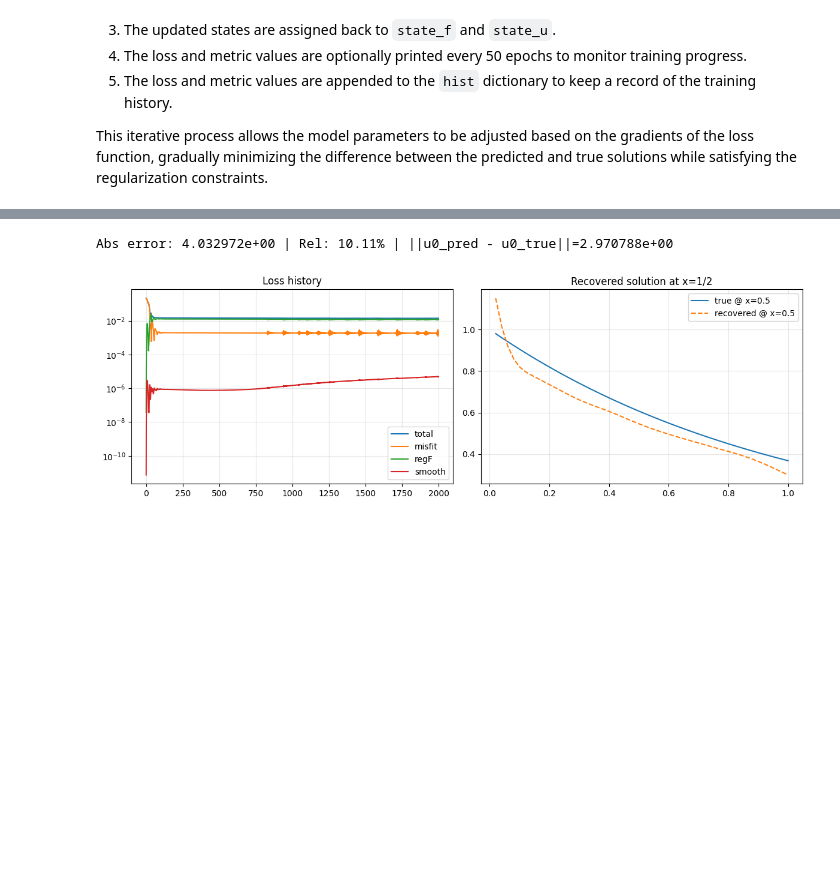
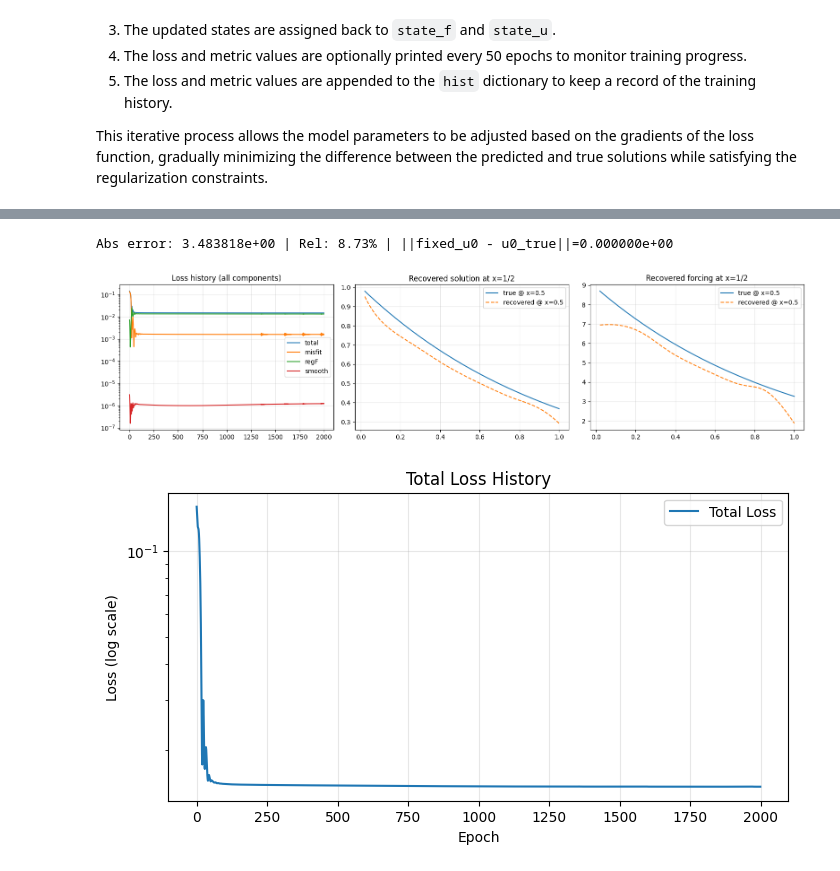
Before and after one commit to markm39/pde-constrained-opt-nn, a Jupyter notebook: 1d_heat_force_vector.ipynb, the cells around one changed output, grey strips where cells are left out. Saved outputs shown, nothing was run; the diff lists cells and outputs as text; code cells hidden in the pictures; blank space fills up the shorter version.

Commit message:
Made it optional to learn ic

```diff
--- a/1d_heat_force_vector.ipynb
+++ b/1d_heat_force_vector.ipynb
@@ -335,14 +431,20 @@ In each epoch:
 
 This iterative process allows the model parameters to be adjusted based on the gradients of the loss function, gradually minimizing the difference between the predicted and true solutions while satisfying the regularization constraints.
 # %%
-epochs = 2000
+epochs = 2000 # Increased epochs to match create_state
 hist = dict(L=[], misfit=[], regF=[], regIC=[], smooth=[])
 
 for ep in range(epochs):
-    state_f, state_u, L, M = train_step(state_f, state_u, g, U_true, hp)
+    # Call the appropriate JIT-compiled train step based on learn_ic
+    if learn_ic:
+        state_f, state_u, L, M = train_step_learn_ic(state_f, state_u, g, U_true, hp)
+    else:
+        state_f, state_u, L, M = train_step_fixed_ic(state_f, state_u, g, U_true, hp, u0_true) # Pass u0_true here
+
+
     if ep % 50 == 0:
         print(f"ep {ep:4d} | L={float(L):.6f} | mis={float(M['misfit']):.6f} | "
-              f"regF={float(M['regF']):.6f} | sm={float(M['smooth']):.6f}")
+              f"regF={float(M['regF']):.6f} | regIC={float(M['regIC']):.6f} | sm={float(M['smooth']):.6f}") # Added regIC print
     hist['L'].append(float(L))
     for k in ('misfit','regF','regIC','smooth'):
         hist[k].append(float(M[k]))
@@ -384,30 +485,76 @@ This code cell performs evaluation of the trained model and visualizes the resul
 These evaluation steps provide both quantitative error measures and qualitative visualizations to assess the effectiveness of the training process and the performance of the learned neural network models.
 # %%
 # Forward pass with trained nets
-U_pred, F_pred, u0_pred = forward_with_nn(state_f, state_u, g)
+# Pass learn_ic and u0_true to forward_with_nn for evaluation
+U_pred, F_pred, u0_pred = forward_with_nn(state_f, state_u, g, u0_true, learn_ic=learn_ic)
 
 # Errors
 abs_err = float(jnp.linalg.norm(U_pred - U_true))
 rel_err = abs_err / float(jnp.linalg.norm(U_true))
-ic_err  = float(jnp.linalg.norm(u0_pred - u0_true))
-print(f"\nAbs error: {abs_err:.6e} | Rel: {100*rel_err:.2f}% | ||u0_pred - u0_true||={ic_err:.6e}")
+# Only calculate ic_err if IC was learned
+if learn_ic:
+    ic_err  = float(jnp.linalg.norm(u0_pred - u0_true))
+    print(f"\nAbs error: {abs_err:.6e} | Rel: {100*rel_err:.2f}% | ||u0_pred - u0_true||={ic_err:.6e}")
+else:
+    # If IC was fixed to u0_true, the error should be zero (ignoring float precision)
+    # We can still report the difference between the predicted (fixed) u0 and the true u0
+    ic_err  = float(jnp.linalg.norm(u0_pred - u0_true)) # u0_pred is now u0_true when learn_ic is False
+    print(f"\nAbs error: {abs_err:.6e} | Rel: {100*rel_err:.2f}% | ||fixed_u0 - u0_true||={ic_err:.6e}")
 
-# Plot loss curves
-plt.figure(figsize=(12,4))
-plt.subplot(1,2,1)
+
+# Plot loss curves (all components)
+plt.figure(figsize=(16,4)) # Increased figure width for new subplot
+plt.subplot(1,3,1) # Changed to 1 row, 3 columns, 1st plot
 plt.semilogy(hist['L'], label='total')
 plt.semilogy(hist['misfit'], label='misfit')
 plt.semilogy(hist['regF'], label='regF')
+if learn_ic: # Only plot regIC if it was included in the loss
+    plt.semilogy(hist['regIC'], label='regIC')
 plt.semilogy(hist['smooth'], label='smooth')
-plt.legend(); plt.grid(True, alpha=0.3); plt.title("Loss history")
+plt.legend(); plt.grid(True, alpha=0.3); plt.title("Loss history (all components)")
 
 # Plot recovered trajectory at x = 1/2
 ix = int(jnp.argmin(jnp.abs(g['x'] - 0.5)))
-plt.subplot(1,2,2)
+plt.subplot(1,3,2) # Changed to 1 row, 3 columns, 2nd plot
 plt.plot(g['t'], U_true[:, ix], label='true @ x=0.5')
 plt.plot(g['t'], U_pred[:, ix], '--', label='recovered @ x=0.5')
 plt.legend(); plt.grid(True, alpha=0.3); plt.title("Recovered solution at x=1/2")
+
+# Plot recovered forcing at x = 1/2
+plt.subplot(1,3,3) # Added 3rd plot
+# Need to generate the true forcing function sequence
+# Reusing the function defined earlier for solver debugging
+def get_true_forcing_func(g, truth_case='decaying'):
+    x = g['x']
+    if truth_case == 'oscillatory':
+        def f_true_t(tval):
+            return (-jnp.pi * jnp.sin(jnp.pi * tval) + (jnp.pi**2) * jnp.cos(jnp.pi * tval)) * jnp.sin(jnp.pi * x)
+    elif truth_case == 'decaying':
+        def f_true_t(tval):
+            return (jnp.pi**2 - 1.0) * jnp.exp(-tval) * jnp.sin(jnp.pi * x)
+    else:
+         raise ValueError(f"Unknown truth_case: {truth_case}")
+    return f_true_t
+
+current_truth_case = 'decaying' # Hardcoded - ideally should be passed or stored
+
+f_true_func = get_true_forcing_func(g, truth_case=current_truth_case)
+F_true_seq = jax.vmap(f_true_func)(g['t']) # (nk, Nx)
+
+plt.plot(g['t'], F_true_seq[:, ix], label='true @ x=0.5')
+plt.plot(g['t'], F_pred[:, ix], '--', label='recovered @ x=0.5')
+plt.legend(); plt.grid(True, alpha=0.3); plt.title("Recovered forcing at x=1/2")
+
+
 plt.tight_layout(); plt.show()
+
+# New plot for total loss only
+plt.figure(figsize=(8, 4))
+plt.semilogy(hist['L'], label='Total Loss')
+plt.legend(); plt.grid(True, alpha=0.3); plt.title("Total Loss History")
+plt.xlabel("Epoch"); plt.ylabel("Loss (log scale)")
+plt.show()
 # %% [output]
-Abs error: 4.032972e+00 | Rel: 10.11% | ||u0_pred - u0_true||=2.970788e+00
+Abs error: 3.483818e+00 | Rel: 8.73% | ||fixed_u0 - u0_true||=0.000000e+00
-[figure, old version]
+[figure, new version]
+[figure, added]
```
Also changed, not shown: parts of 13 cells of this notebook.
